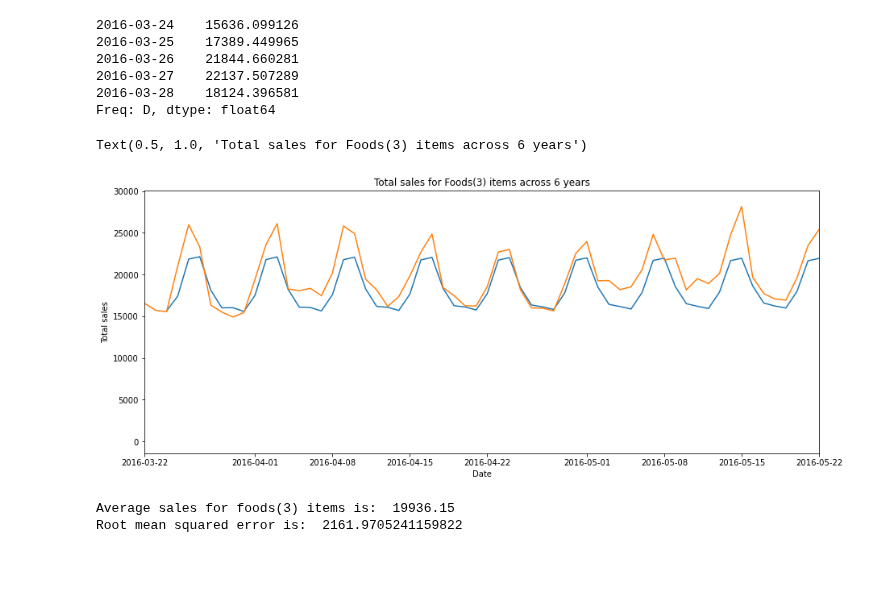
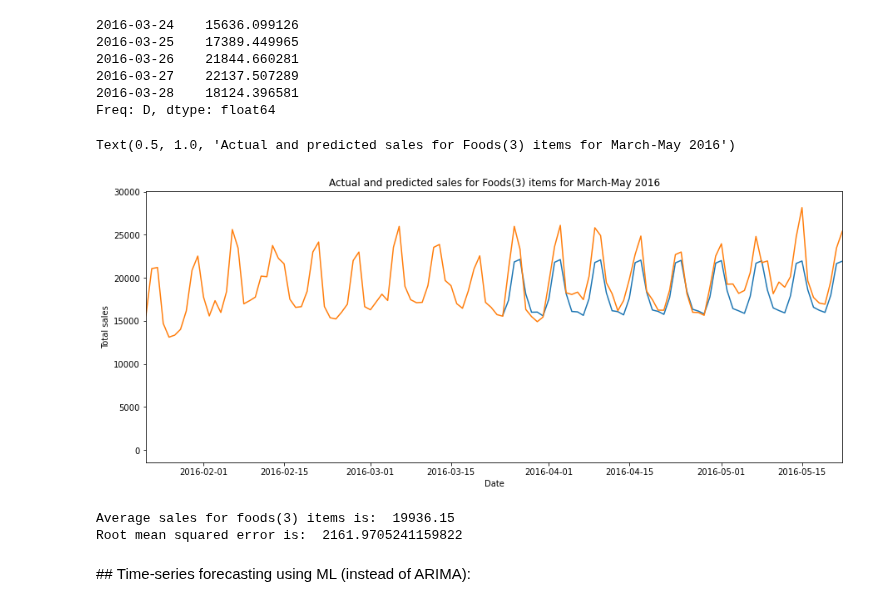
Before and after one commit to sithankanna/hts-forecast, a Jupyter notebook: notebooks/002-EK-EDA.ipynb, the cells around one changed output. Cells and saved outputs as stored; diff of their text form; code cells hidden in the pictures; blank space fills up the shorter version.

Commit message:
Formulate data for FOODS_3 ML modelling

```diff
--- a/notebooks/002-EK-EDA.ipynb
+++ b/notebooks/002-EK-EDA.ipynb
@@ -321,15 +307,15 @@ Freq: D, dtype: float64
 # %%
 # Plot of total sales for foods_3 vs time
 plt.figure(figsize=(15,6))
 plt.plot(prediction)
 plt.plot(df9)
-plt.xlim('2016-03-22', '2016-05-22')
+plt.xlim('2016-01-22', '2016-05-22')
 plt.xlabel('Date')
 plt.ylabel('Total sales')
-plt.title('Total sales for Foods(3) items across 6 years')
+plt.title('Actual and predicted sales for Foods(3) items for March-May 2016')
 # %% [output]
-Text(0.5, 1.0, 'Total sales for Foods(3) items across 6 years')
+Text(0.5, 1.0, 'Actual and predicted sales for Foods(3) items for March-May 2016')
-[figure, old version]
+[figure, new version]
 # %%
 #Compare FOODS_3 average sales with RMSE
 print("Average sales for foods(3) items is: ", test_data.FOODS_3.mean())
@@ -338,3 +324,5 @@ print("Root mean squared error is: ", rmse)
 # %% [output]
 Average sales for foods(3) items is:  19936.15
 Root mean squared error is:  2161.9705241159822
+# %% [markdown]
+## Time-series forecasting using ML (instead of ARIMA):
```
Also changed, not shown: parts of 9 cells of this notebook, 1 other file.
